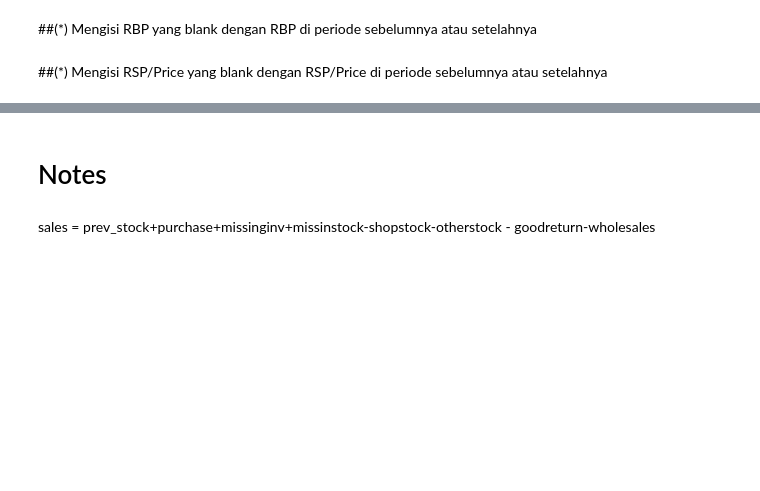
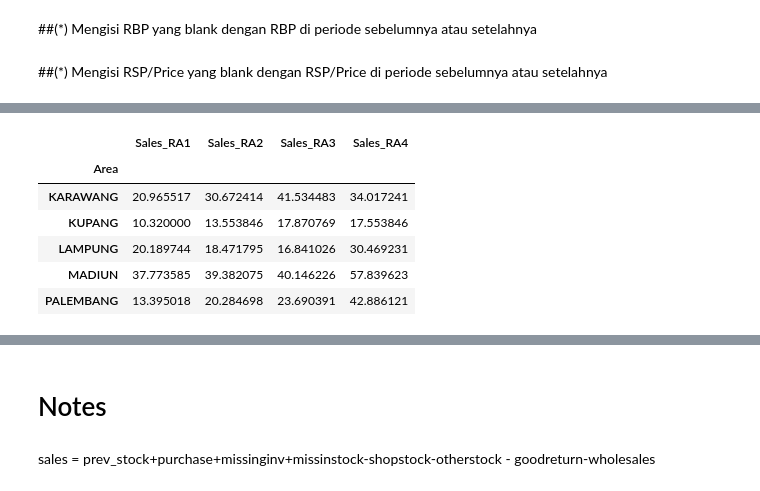
Before and after one commit to dyahrosita/Project, a Jupyter notebook: Project_JTI_5AO.ipynb, the cells around one changed output, grey strips where cells are left out. Saved outputs shown, nothing was run; the diff lists cells and outputs as text; code cells hidden in the pictures; blank space fills up the shorter version.

```diff
--- a/Project_JTI_5AO.ipynb
+++ b/Project_JTI_5AO.ipynb
@@ -850,0 +883,10 @@ df_clean['RSP_RA4'] = np.where(df_clean['RSP_RA4'].isna(), df_clean['RSP_RA3'],
+# %%
+pivot_sales
+# %% [output]
+|  | Sales_RA1 | Sales_RA2 | Sales_RA3 | Sales_RA4 |
+| Area |  |  |  |  |
+| KARAWANG | 20.965517 | 30.672414 | 41.534483 | 34.017241 |
+| KUPANG | 10.320000 | 13.553846 | 17.870769 | 17.553846 |
+| LAMPUNG | 20.189744 | 18.471795 | 16.841026 | 30.469231 |
+| MADIUN | 37.773585 | 39.382075 | 40.146226 | 57.839623 |
+| PALEMBANG | 13.395018 | 20.284698 | 23.690391 | 42.886121 |
```
Also changed, not shown: parts of 16 cells of this notebook.
